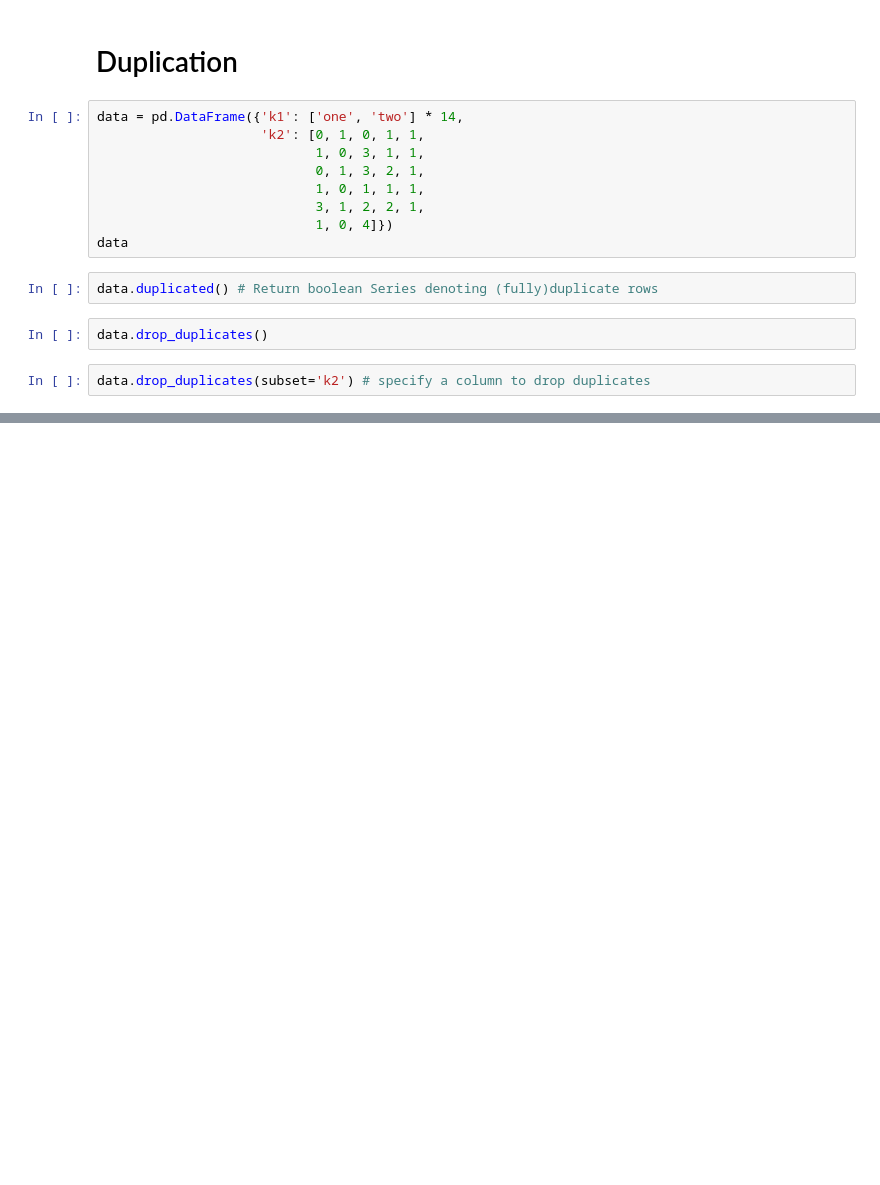
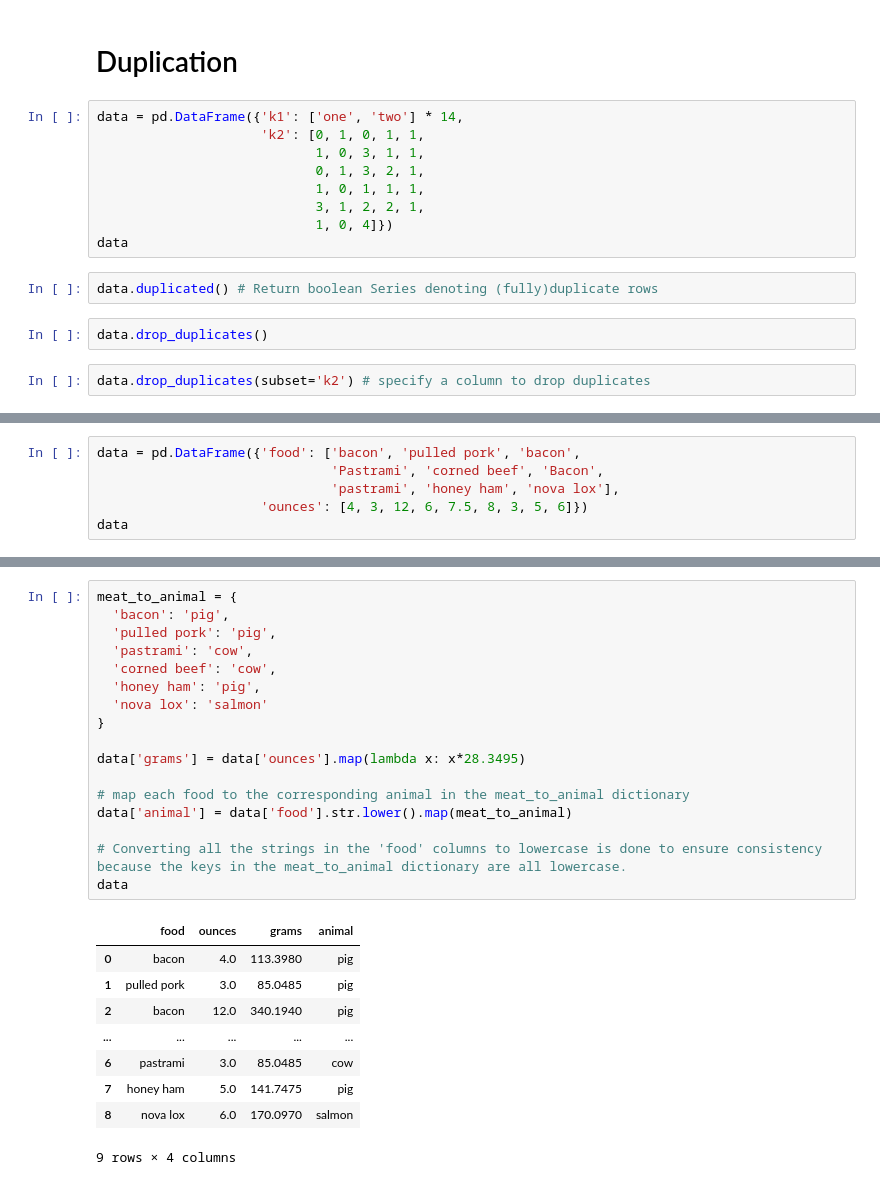
Before and after one commit to IgaMeddie/Data_cleaning, a Jupyter notebook: learnt 05-03.ipynb, the cells around one changed output, grey strips where cells are left out. Cells and saved outputs as stored; diff of their text form; blank space fills up the shorter version.

```diff
--- a/learnt 05-03.ipynb
+++ b/learnt 05-03.ipynb
@@ -267,0 +270,6 @@ data.drop_duplicates(subset='k2') # specify a column to drop duplicates
+# %%
+data = pd.DataFrame({'food': ['bacon', 'pulled pork', 'bacon',
+                              'Pastrami', 'corned beef', 'Bacon',
+                              'pastrami', 'honey ham', 'nova lox'],
+                     'ounces': [4, 3, 12, 6, 7.5, 8, 3, 5, 6]})
+data
@@ -267,0 +286,27 @@ data.drop_duplicates(subset='k2') # specify a column to drop duplicates
+# %%
+meat_to_animal = {
+  'bacon': 'pig',
+  'pulled pork': 'pig',
+  'pastrami': 'cow',
+  'corned beef': 'cow',
+  'honey ham': 'pig',
+  'nova lox': 'salmon'
+}
+
+data['grams'] = data['ounces'].map(lambda x: x*28.3495)
+
+# map each food to the corresponding animal in the meat_to_animal dictionary
+data['animal'] = data['food'].str.lower().map(meat_to_animal)
+
+# Converting all the strings in the 'food' columns to lowercase is done to ensure consistency because the keys in the meat_to_animal dictionary are all lowercase.
+data
+# %% [output]
+|  | food | ounces | grams | animal |
+| 0 | bacon | 4.0 | 113.3980 | pig |
+| 1 | pulled pork | 3.0 | 85.0485 | pig |
+| 2 | bacon | 12.0 | 340.1940 | pig |
+| ... | ... | ... | ... | ... |
+| 6 | pastrami | 3.0 | 85.0485 | cow |
+| 7 | honey ham | 5.0 | 141.7475 | pig |
+| 8 | nova lox | 6.0 | 170.0970 | salmon |
+9 rows × 4 columns
```
Also changed, not shown: parts of 5 cells of this notebook, 3 other files.
